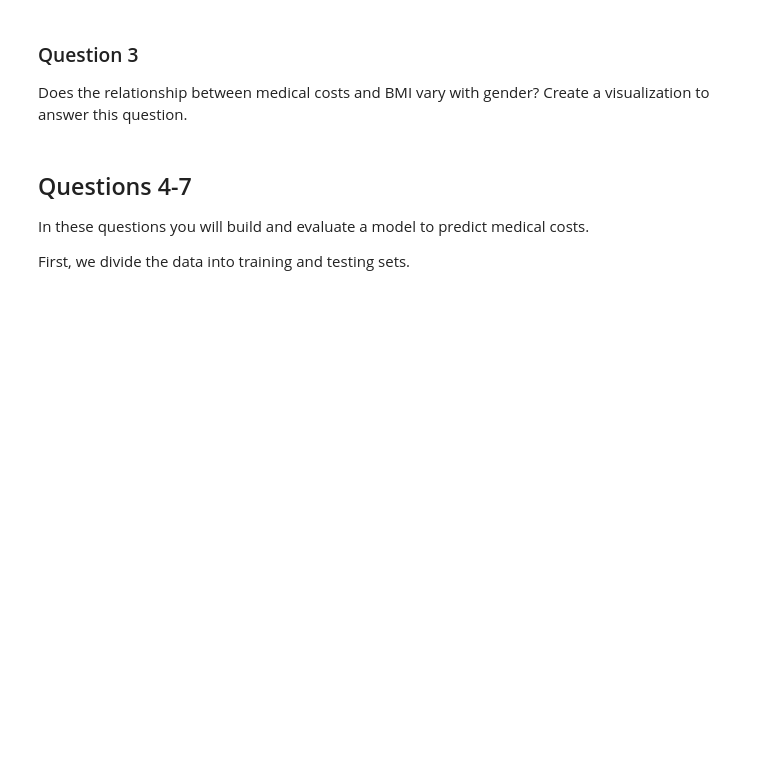
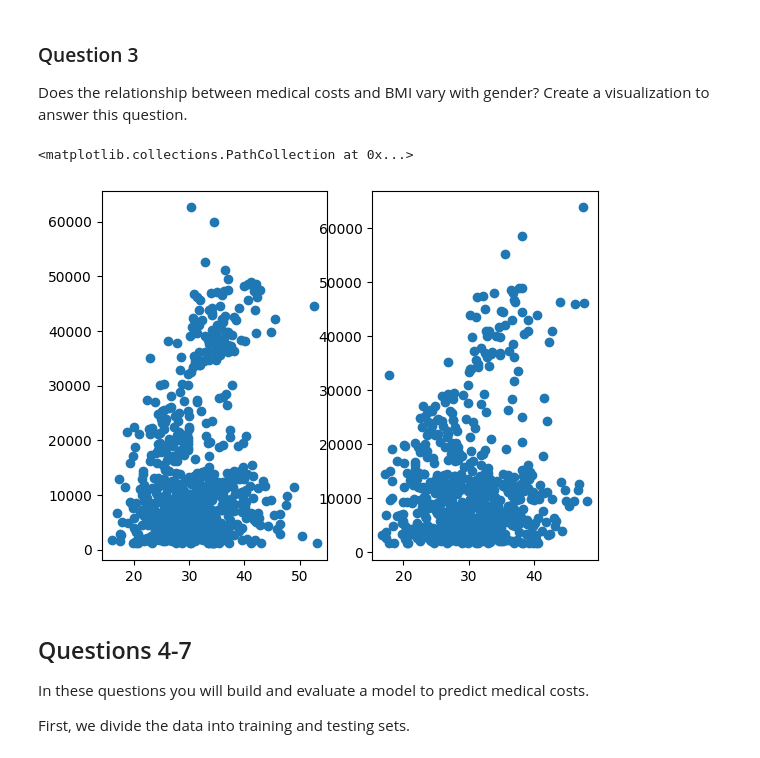
Before and after one commit to tonyliang19/ECON323_2023_Spring, a Jupyter notebook: problem_sets/problem_set_6.ipynb, the cells around one changed output. Saved outputs shown, nothing was run; the diff lists cells and outputs as text; code cells hidden in the pictures; blank space fills up the shorter version.

```diff
--- a/problem_sets/problem_set_6.ipynb
+++ b/problem_sets/problem_set_6.ipynb
@@ -51,6 +86,16 @@ Create a visualization showing the relationship between BMI and medical costs.
 Does the relationship between medical costs and BMI vary with gender? Create a visualization to answer this question.
 # %%
 # your code here
+
+# Does the relationship between medical costs and BMI vary with gender
+males = insure.query("sex == 'male'")
+females = insure.query("sex == 'female'")
+fig, ax = plt.subplots(1,2)
+ax[0].scatter(males["bmi"], males["charges"],)
+ax[1].scatter(females["bmi"], females["charges"])
+# %% [output]
+<matplotlib.collections.PathCollection at 0x...>
+[figure, added]
 # %% [markdown]
 ## Questions 4-7
 
```
Also changed, not shown: parts of 6 cells of this notebook.
